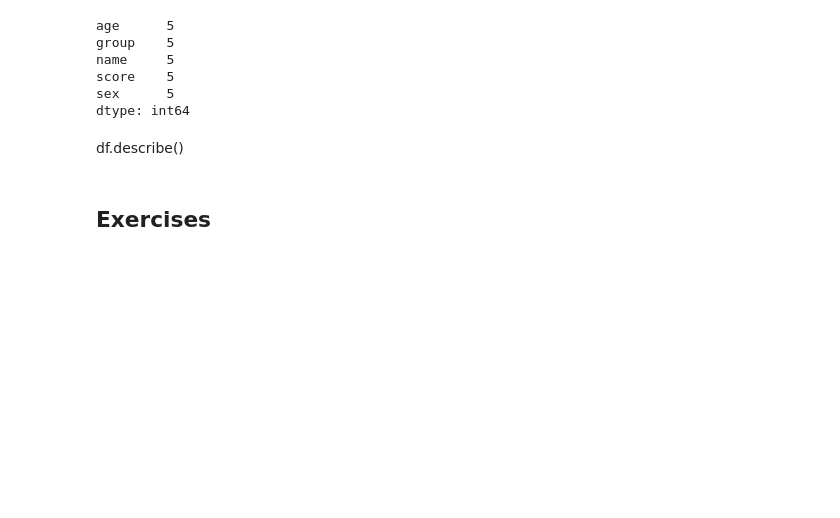
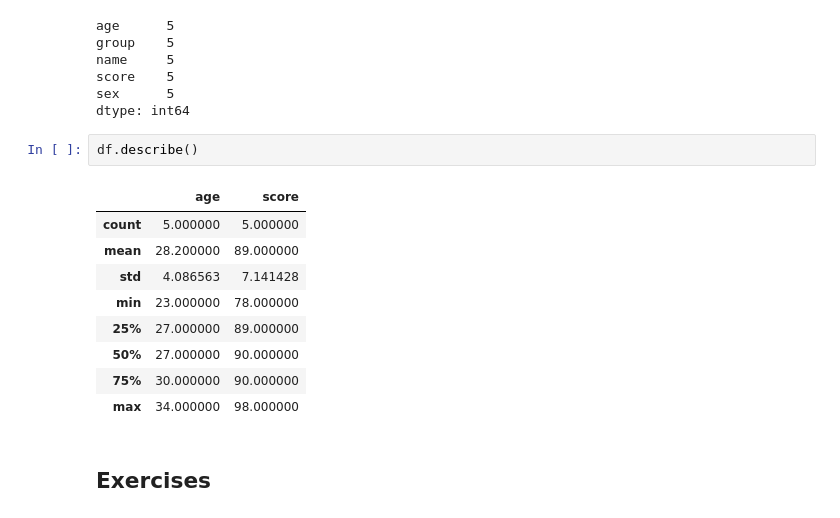
Before and after one commit to cliburn/cfar-data-workshop-2016, a Jupyter notebook: IntroductionToPandas.ipynb, the cells around one changed output. Drawn from its saved outputs; the diff is of its cells as text; blank space fills up the shorter version.

```diff
--- a/IntroductionToPandas.ipynb
+++ b/IntroductionToPandas.ipynb
@@ -414,8 +414,18 @@ name     5
 score    5
 sex      5
 dtype: int64
-# %% [markdown]
-df.describe()
+# %%
+df.describe()
+# %% [output]
+|  | age | score |
+| count | 5.000000 | 5.000000 |
+| mean | 28.200000 | 89.000000 |
+| std | 4.086563 | 7.141428 |
+| min | 23.000000 | 78.000000 |
+| 25% | 27.000000 | 89.000000 |
+| 50% | 27.000000 | 90.000000 |
+| 75% | 30.000000 | 90.000000 |
+| max | 34.000000 | 98.000000 |
 # %% [markdown]
 ## Exercises
 # %% [markdown]
```
Also changed, not shown: parts of 2 cells of this notebook, 1 other file.
